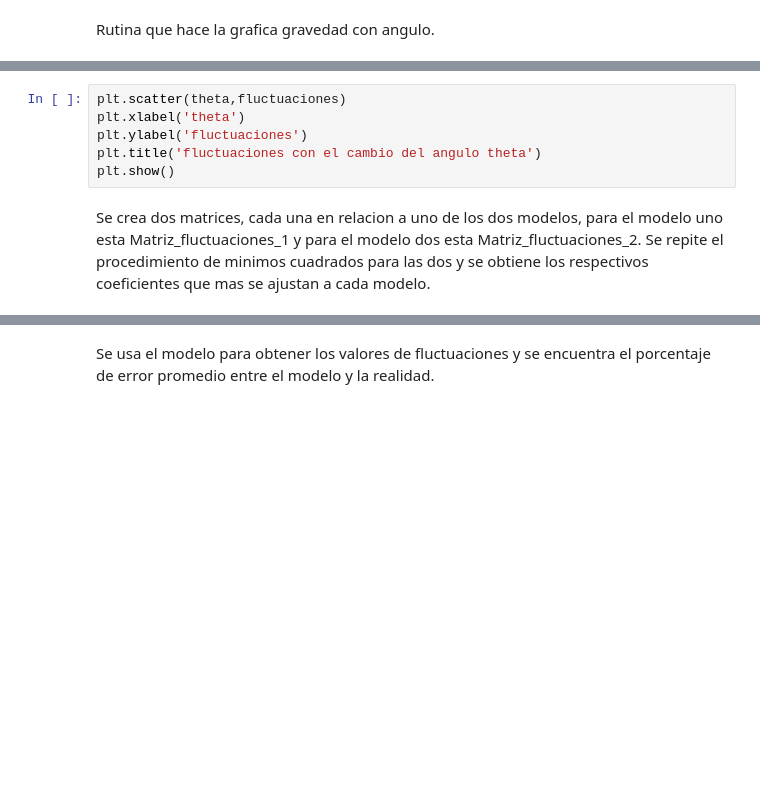
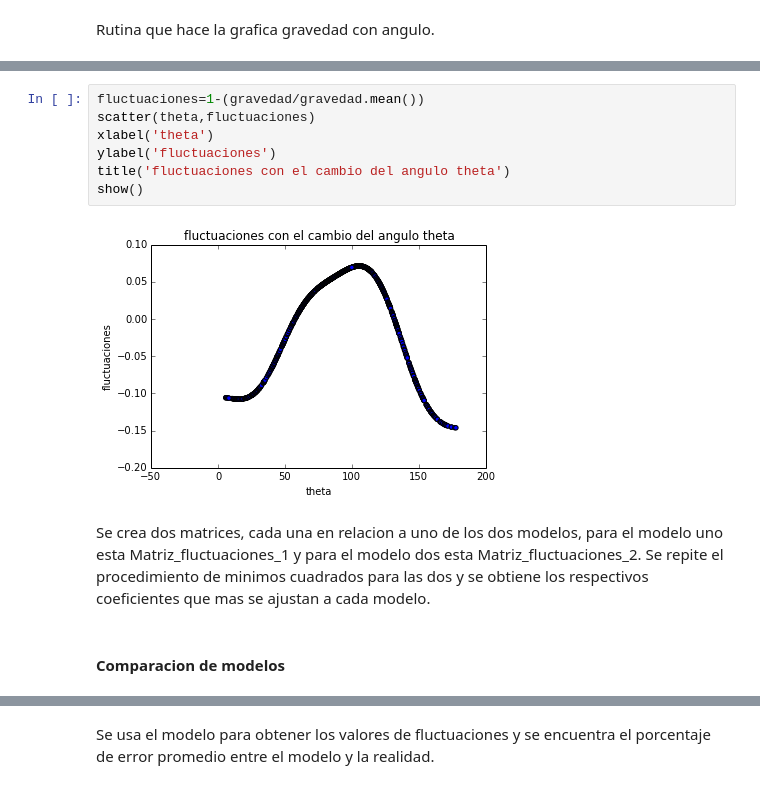
Before and after one commit to JuanDiegoArango/Tarea-4, a Jupyter notebook: Tarea Computacional.ipynb, the cells around one changed output, grey strips where cells are left out. Cells and saved outputs as stored; diff of their text form; blank space fills up the shorter version.

```diff
--- a/Tarea Computacional.ipynb
+++ b/Tarea Computacional.ipynb
@@ -127,11 +134,16 @@ Rutina que hace la grafica las fluctuaciones con angulo.
 # %%
-plt.scatter(theta,fluctuaciones)
-plt.xlabel('theta')
-plt.ylabel('fluctuaciones')
-plt.title('fluctuaciones con el cambio del angulo theta')
-plt.show()
+fluctuaciones=1-(gravedad/gravedad.mean())
+scatter(theta,fluctuaciones)
+xlabel('theta')
+ylabel('fluctuaciones')
+title('fluctuaciones con el cambio del angulo theta')
+show()
+# %% [output]
+[figure, added]
 # %% [markdown]
 Se crea dos matrices, cada una en relacion a uno de los dos modelos, para el modelo uno esta Matriz_fluctuaciones_1 y para el modelo dos esta  Matriz_fluctuaciones_2. Se repite el procedimiento de minimos cuadrados para las dos y se obtiene los respectivos coeficientes que mas se ajustan a cada modelo.
+# %% [markdown]
+#### Comparacion de modelos
 # %%
 A0=np.cos(2*theta)
 B0=theta**2
```
Also changed, not shown: parts of 12 cells of this notebook.
